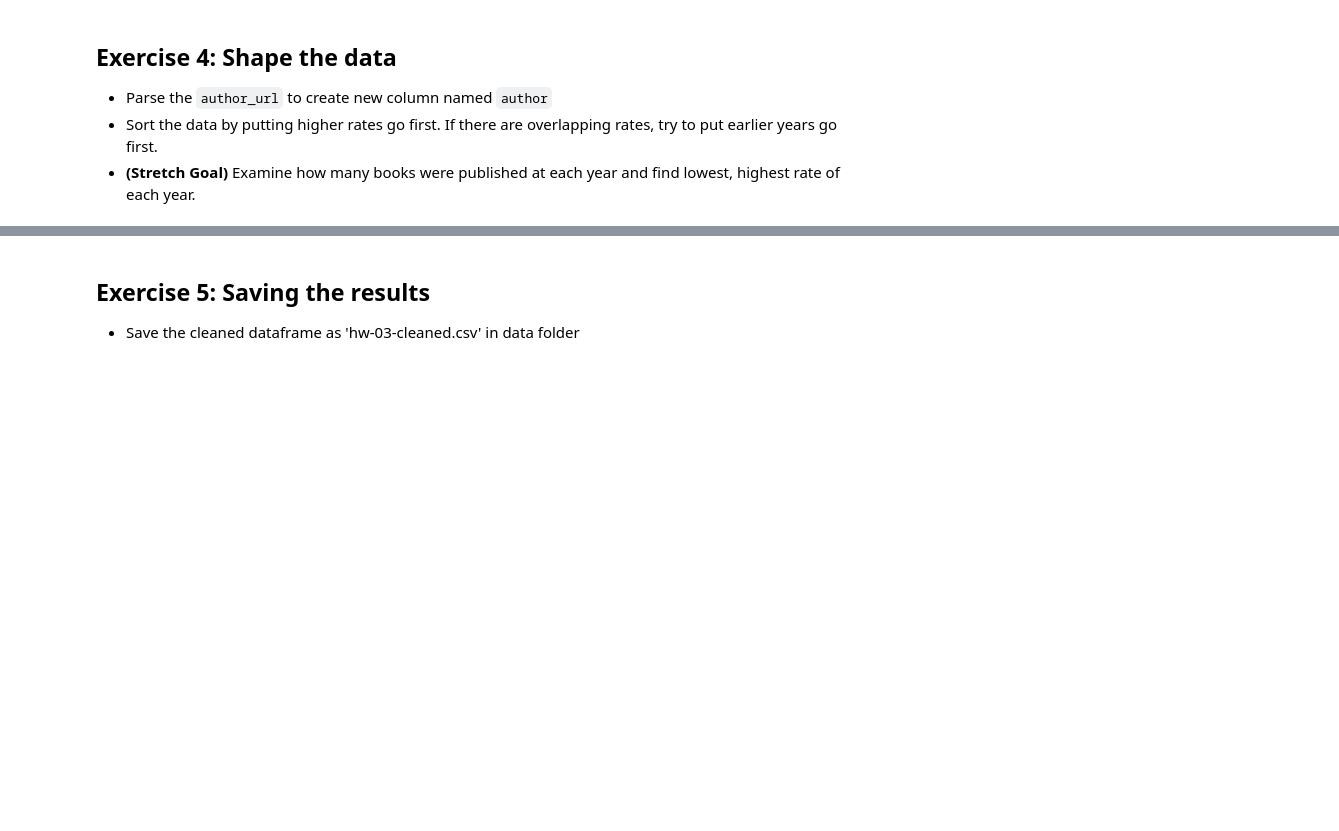
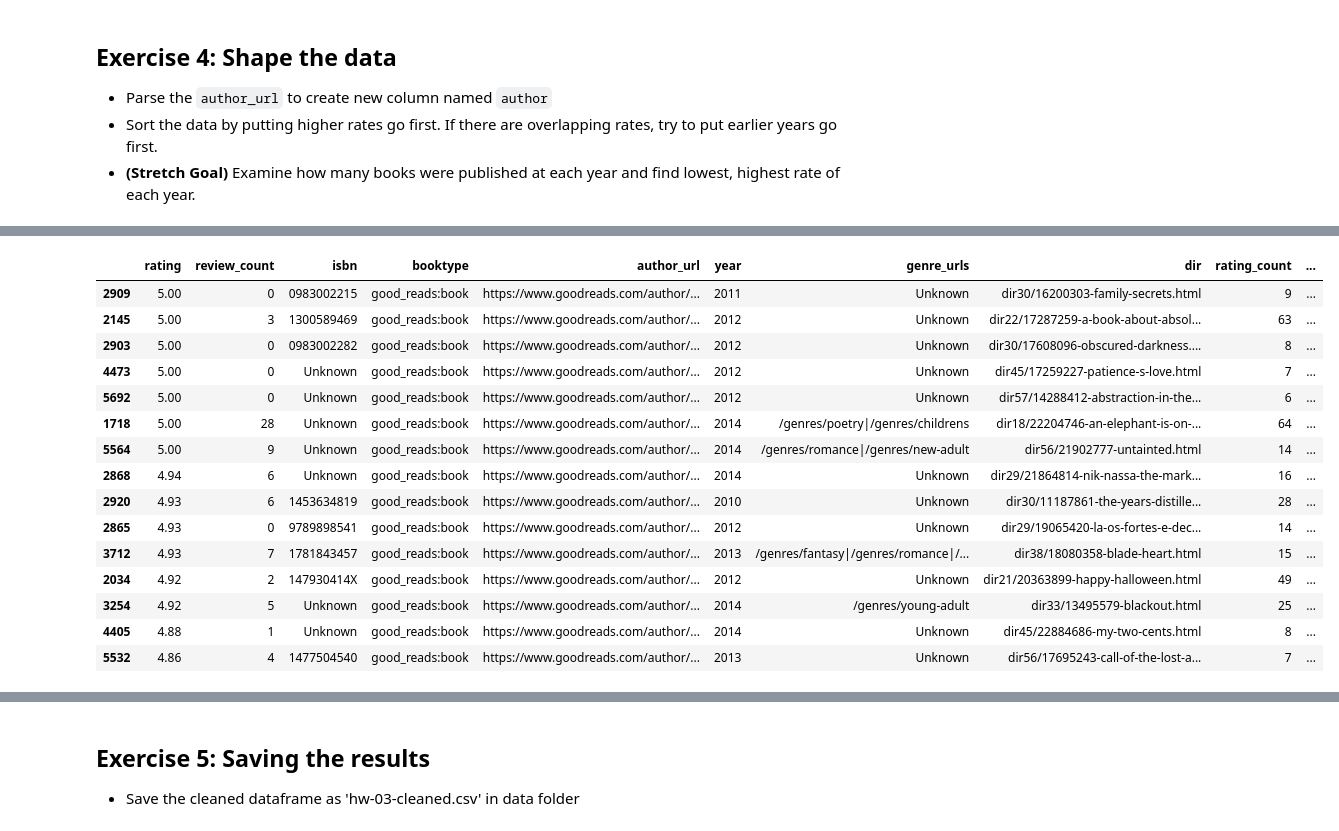
Before and after one commit to mannan272/data1, a Jupyter notebook: lab-02/Assignment 3.ipynb, the cells around one changed output, grey strips where cells are left out. Cells and saved outputs as stored; diff of their text form; code cells hidden in the pictures; blank space fills up the shorter version.

```diff
--- a/lab-02/Assignment 3.ipynb
+++ b/lab-02/Assignment 3.ipynb
@@ -198,0 +143,4 @@ memory usage: 457.1+ KB
+# %%
+df_clean = df.loc[(df['name'].isna() & df['isbn'].isna()) == False] #remove
+
+df_clean.isna().sum() #check
@@ -198,0 +159,25 @@ memory usage: 457.1+ KB
+# %%
+# // Changing all the object types float, int, strings:
+
+#change NaN values in 'isbn' & 'genre_urls' to 'Unknown' so they can be read as strings
+
+df_clean.loc[df_clean['isbn'].isna(), 'isbn'] = 'Unknown'
+df_clean.loc[df_clean['genre_urls'].isna(), 'genre_urls'] = 'Unknown'
+
+#change object types of variables with text values to strings
+
+df_clean = df_clean.astype({'isbn':'string', 'booktype':'string', 'author_url':'string','genre_urls':'string',\
+                'name':'string', 'dir':'string'})
+
+#remove rows with NaN 'year' values, so that 'year' contains no float variable types
+
+df_clean = df_clean.loc[df['year'].isna() == False]
+
+#change object types of variables with numerical values to int
+
+df_clean = df_clean.astype({'review_count':'int', 'year':'int', 'rating_count':'int'})
+
+#check
+
+#df_clean.isna().sum()
+df_clean.info()
@@ -206,0 +207,11 @@ memory usage: 457.1+ KB
+# %%
+def extract_name(url):
+
+    name = url.split('/')[-1].split('.')[1:][0]
+    name = name.replace('_', ' ')
+
+    return name
+
+df_clean['author'] = df_clean.author_url.map(extract_name)
+
+df_clean.head()
@@ -206,0 +225,22 @@ memory usage: 457.1+ KB
+# %%
+
+df_clean = df_clean.sort_values(by=['rating', 'year'], ascending= [False, True])
+
+df_clean.head(15)
+# %% [output]
+|  | rating | review_count | isbn | booktype | author_url | year | genre_urls | dir | rating_count | ... |
+| 2909 | 5.00 | 0 | 0983002215 | good_reads:book | https://www.goodreads.com/author/... | 2011 | Unknown | dir30/16200303-family-secrets.html | 9 | ... |
+| 2145 | 5.00 | 3 | 1300589469 | good_reads:book | https://www.goodreads.com/author/... | 2012 | Unknown | dir22/17287259-a-book-about-absol... | 63 | ... |
+| 2903 | 5.00 | 0 | 0983002282 | good_reads:book | https://www.goodreads.com/author/... | 2012 | Unknown | dir30/17608096-obscured-darkness.... | 8 | ... |
+| 4473 | 5.00 | 0 | Unknown | good_reads:book | https://www.goodreads.com/author/... | 2012 | Unknown | dir45/17259227-patience-s-love.html | 7 | ... |
+| 5692 | 5.00 | 0 | Unknown | good_reads:book | https://www.goodreads.com/author/... | 2012 | Unknown | dir57/14288412-abstraction-in-the... | 6 | ... |
+| 1718 | 5.00 | 28 | Unknown | good_reads:book | https://www.goodreads.com/author/... | 2014 | /genres/poetry|/genres/childrens | dir18/22204746-an-elephant-is-on-... | 64 | ... |
+| 5564 | 5.00 | 9 | Unknown | good_reads:book | https://www.goodreads.com/author/... | 2014 | /genres/romance|/genres/new-adult | dir56/21902777-untainted.html | 14 | ... |
+| 2868 | 4.94 | 6 | Unknown | good_reads:book | https://www.goodreads.com/author/... | 2014 | Unknown | dir29/21864814-nik-nassa-the-mark... | 16 | ... |
+| 2920 | 4.93 | 6 | 1453634819 | good_reads:book | https://www.goodreads.com/author/... | 2010 | Unknown | dir30/11187861-the-years-distille... | 28 | ... |
+| 2865 | 4.93 | 0 | 9789898541 | good_reads:book | https://www.goodreads.com/author/... | 2012 | Unknown | dir29/19065420-la-os-fortes-e-dec... | 14 | ... |
+| 3712 | 4.93 | 7 | 1781843457 | good_reads:book | https://www.goodreads.com/author/... | 2013 | /genres/fantasy|/genres/romance|/... | dir38/18080358-blade-heart.html | 15 | ... |
+| 2034 | 4.92 | 2 | 147930414X | good_reads:book | https://www.goodreads.com/author/... | 2012 | Unknown | dir21/20363899-happy-halloween.html | 49 | ... |
+| 3254 | 4.92 | 5 | Unknown | good_reads:book | https://www.goodreads.com/author/... | 2014 | /genres/young-adult | dir33/13495579-blackout.html | 25 | ... |
+| 4405 | 4.88 | 1 | Unknown | good_reads:book | https://www.goodreads.com/author/... | 2014 | Unknown | dir45/22884686-my-two-cents.html | 8 | ... |
+| 5532 | 4.86 | 4 | 1477504540 | good_reads:book | https://www.goodreads.com/author/... | 2013 | Unknown | dir56/17695243-call-of-the-lost-a... | 7 | ... |
```
Also changed, not shown: parts of 17 cells of this notebook, 3 other files.
